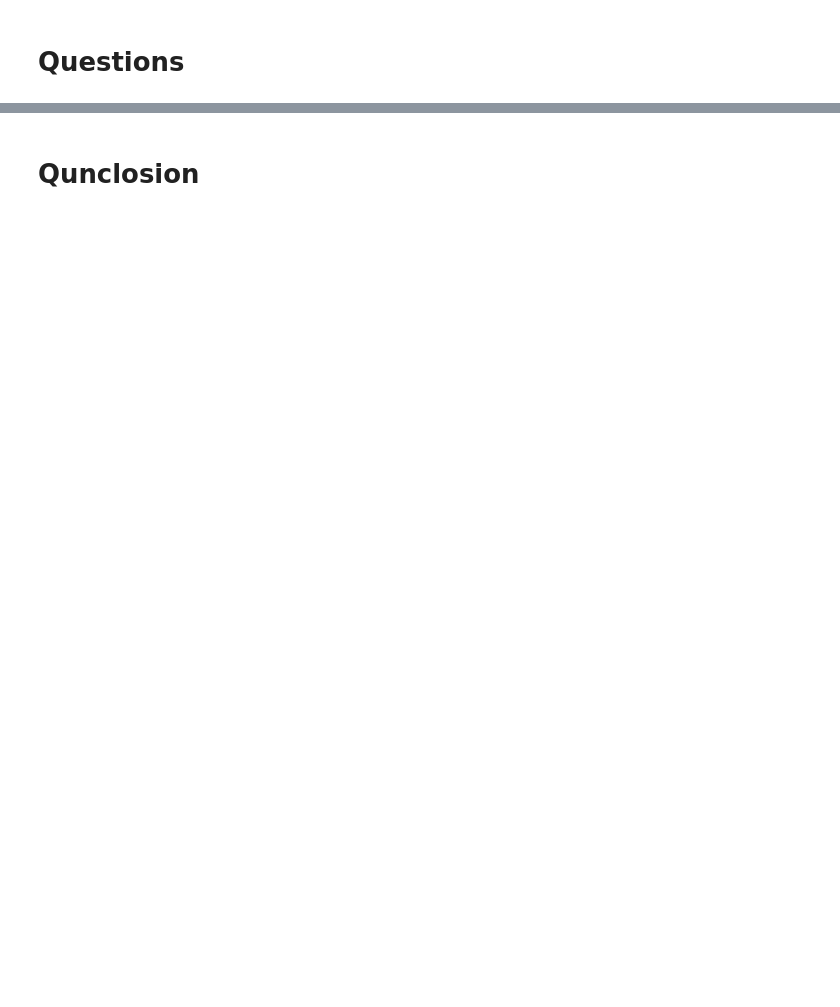
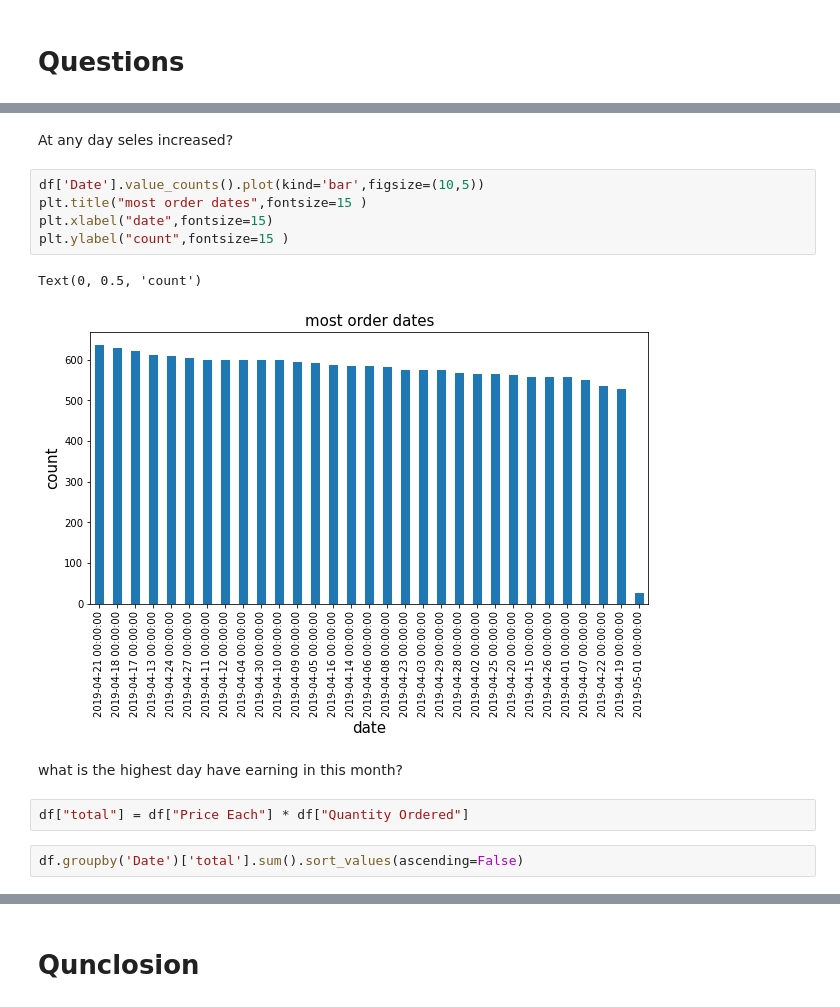
Before and after one commit to modisultan/EC_EDA, a Jupyter notebook: E company.ipynb, the cells around one changed output, grey strips where cells are left out. Drawn from its saved outputs; the diff is of its cells as text; blank space fills up the shorter version.

```diff
--- a/E company.ipynb
+++ b/E company.ipynb
@@ -142,0 +285,16 @@ Purchase Address  :  59  null value out of  18383 value
+# %% [markdown]
+At any day seles increased?
+# %%
+df['Date'].value_counts().plot(kind='bar',figsize=(10,5))
+plt.title("most order dates",fontsize=15 )
+plt.xlabel("date",fontsize=15)
+plt.ylabel("count",fontsize=15 )
+# %% [output]
+Text(0, 0.5, 'count')
+[figure, added]
+# %% [markdown]
+ what is the highest day have earning in this month?
+# %%
+df["total"] = df["Price Each"] * df["Quantity Ordered"]
+# %%
+df.groupby('Date')['total'].sum().sort_values(ascending=False)
```
Also changed, not shown: parts of 33 cells of this notebook.
